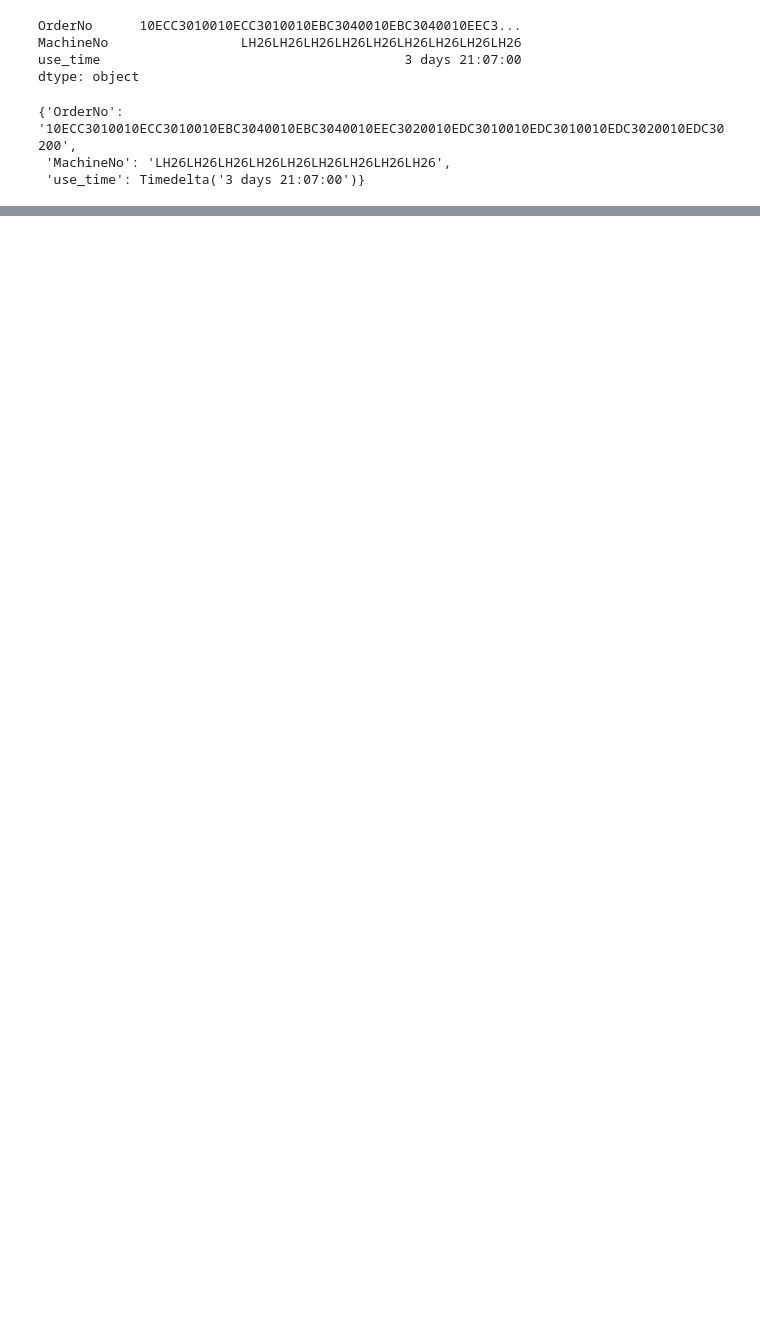
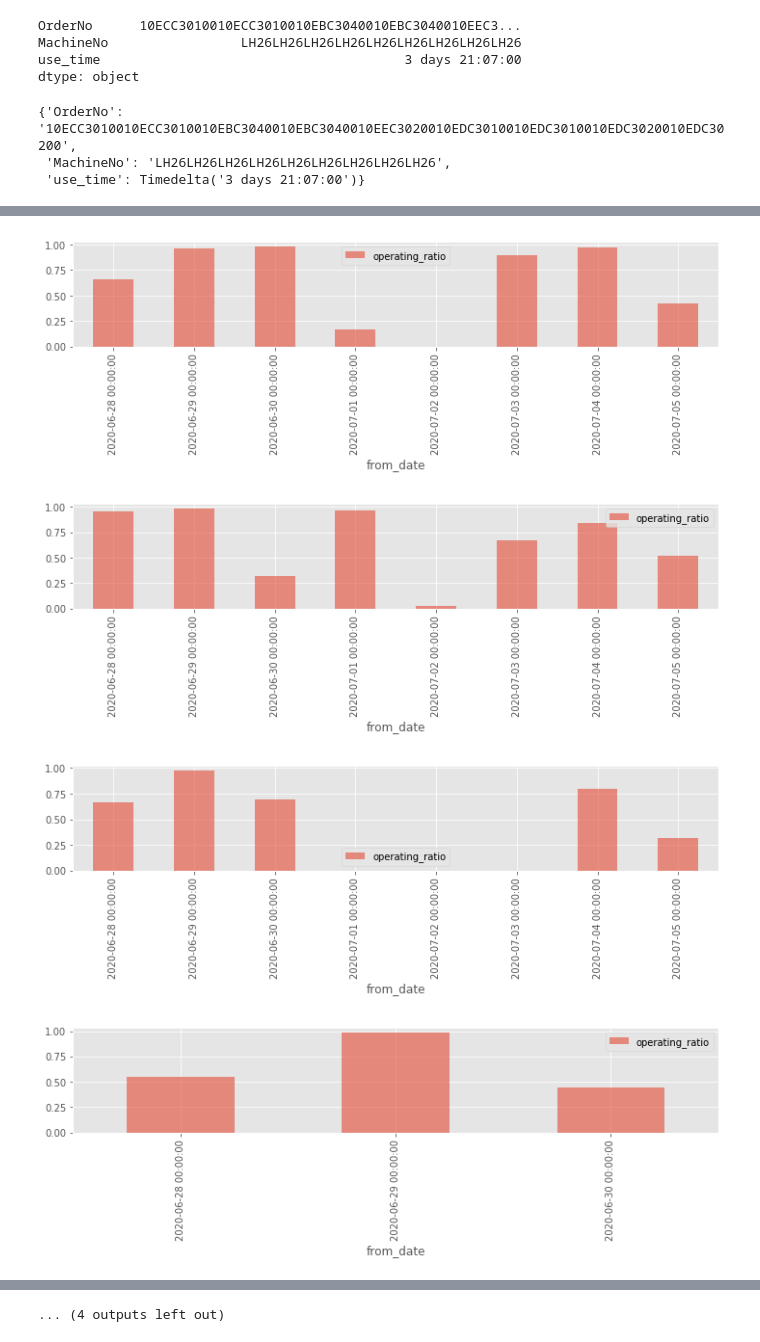
Before and after one commit to sekoatlightson/django_sqlalchemy, a Jupyter notebook: pandas_sampl/operating_rate.ipynb, the cells around one changed output, grey strips where cells are left out. Drawn from its saved outputs; the diff is of its cells as text; code cells hidden in the pictures; blank space fills up the shorter version.

```diff
--- a/pandas_sampl/operating_rate.ipynb
+++ b/pandas_sampl/operating_rate.ipynb
@@ -84,20 +84,18 @@ def split_datetime(order_no,start_date,comp_date):
         [{'オーダー№': '10FVE20100','from_date': datetime.datetime(2020, 6, 28, 21, 18),'to_date': datetime.datetime(2020, 6, 29, 0, 0)},
          {'オーダー№': '10FVE20100','from_date': datetime.datetime(2020, 6, 29, 0, 0),'to_date': datetime.datetime(2020, 6, 29, 12, 29)}]
     """
-    range_date = comp_date - start_date
-    #print(range_date)
+    # 何日にまたがっているか(1ならその日のうち、2なら2日に渡って)
+    range_days = (comp_date.date() - start_date.date()).days +  1
+    #print(range_day)
     lst = []
-    # 24時間以内でも日をまたぐことがあるので、＋２する
-    for i in range(range_date.days + 2):
+    for i in range(range_days):
         from_date = start_date.replace(hour=0,minute=0) + datetime.timedelta(days=i)
         to_date = start_date.replace(hour=0,minute=0) + datetime.timedelta(days=i + 1)
         if start_date > from_date:
             from_date = start_date
         if comp_date < to_date:
             to_date = comp_date
-        # 開始時間が終了時間より前のときにリストに追加。
-        if from_date < to_date:
-            lst.append({'オーダー№':order_no,'from_date':from_date,'to_date':to_date})
+        lst.append({'オーダー№':order_no,'from_date':from_date,'to_date':to_date})
         #print(from_date,to_date,to_date-from_date)
     return lst
 # %%
@@ -111,8 +109,9 @@ df.head()
 | 4 | 10FFFA0300 | 20200628 | 1048 | 20200629 | 427 | LH02 | 2020-06-28 10:48:00 | 2020-06-29 04:27:00 |
 # %%
 order_no = '10FVE20100'
-start_date = datetime.datetime(2020,6,28,21,18)
+start_date = datetime.datetime(2020,6,28,10,18)
 comp_date = datetime.datetime(2020,6,29,12,29)
 split_datetime(order_no,start_date,comp_date)
+#(comp_date.date() - start_date.date()).days
 # %% [output]
 [{'オーダー№': '10FVE20100',
@@ -288,0 +354,12 @@ dict(df4.query('(MachineNo == "LH26") & (datetime.datetime(2020,6,29,0,0) < star
+# %%
+df_sum = pd.DataFrame()
+for machine in df4['MachineNo'].drop_duplicates():
+    #print(machine)
+    df_by_machine = df4.query('MachineNo == @machine').set_index('from_date').drop(['OrderNo','MachineNo'],axis=1)
+    df_by_date = df_by_machine.resample('D').sum()
+    df_by_date['MachineNo'] = machine
+    df_sum = df_sum.append(df_by_date)
+    #print(df_by_date.head())
+
+df_sum['operating_ratio']=df_sum['use_time']/datetime.timedelta(days=1)
+df_sum.head()
@@ -288,0 +374,14 @@ dict(df4.query('(MachineNo == "LH26") & (datetime.datetime(2020,6,29,0,0) < star
+# %%
+%matplotlib inline
+import matplotlib.pyplot as plt
+import matplotlib
+plt.style.use('ggplot')
+font = {'family' : 'meiryo'}
+matplotlib.rc('font', **font)
+for machine in df_sum['MachineNo'].drop_duplicates():
+    df_sum.query('MachineNo == @machine').plot.bar(y=['operating_ratio'], alpha=0.6, figsize=(12,2))
+# %% [output]
+[figure, added]
+[figure, added]
+[figure, added]
+[figure, added]
@@ -288,0 +396 @@ dict(df4.query('(MachineNo == "LH26") & (datetime.datetime(2020,6,29,0,0) < star
+... (4 outputs left out)
```
Also changed, not shown: parts of 11 cells of this notebook.
